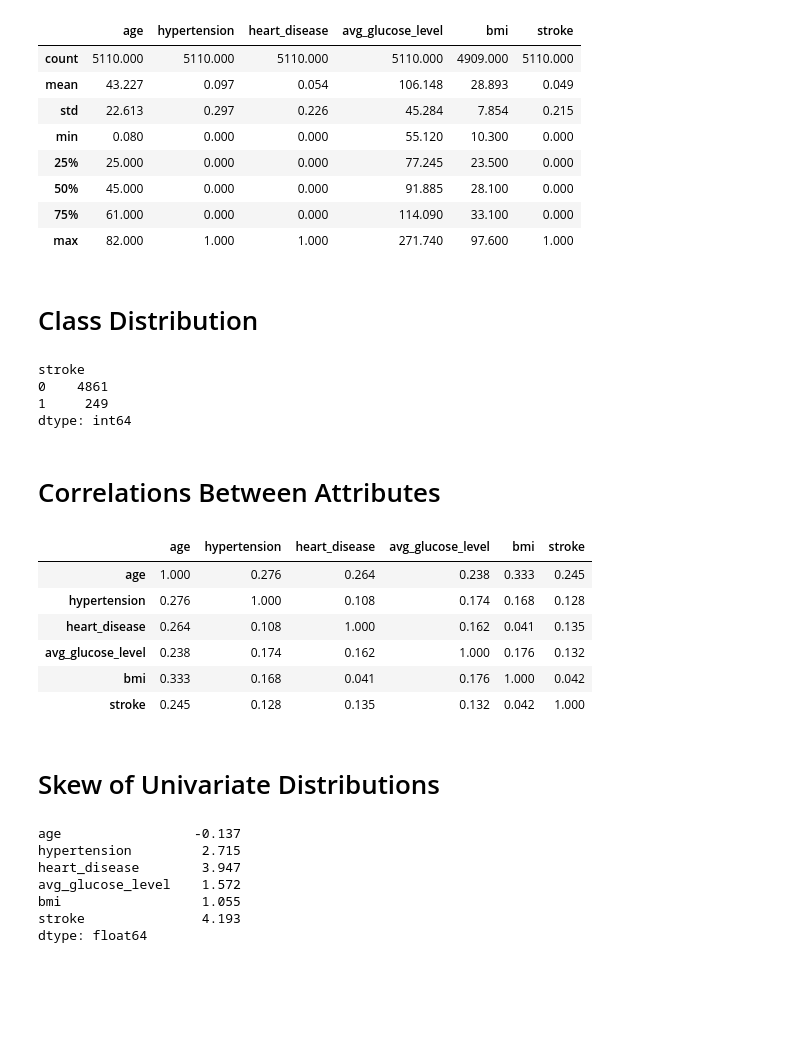
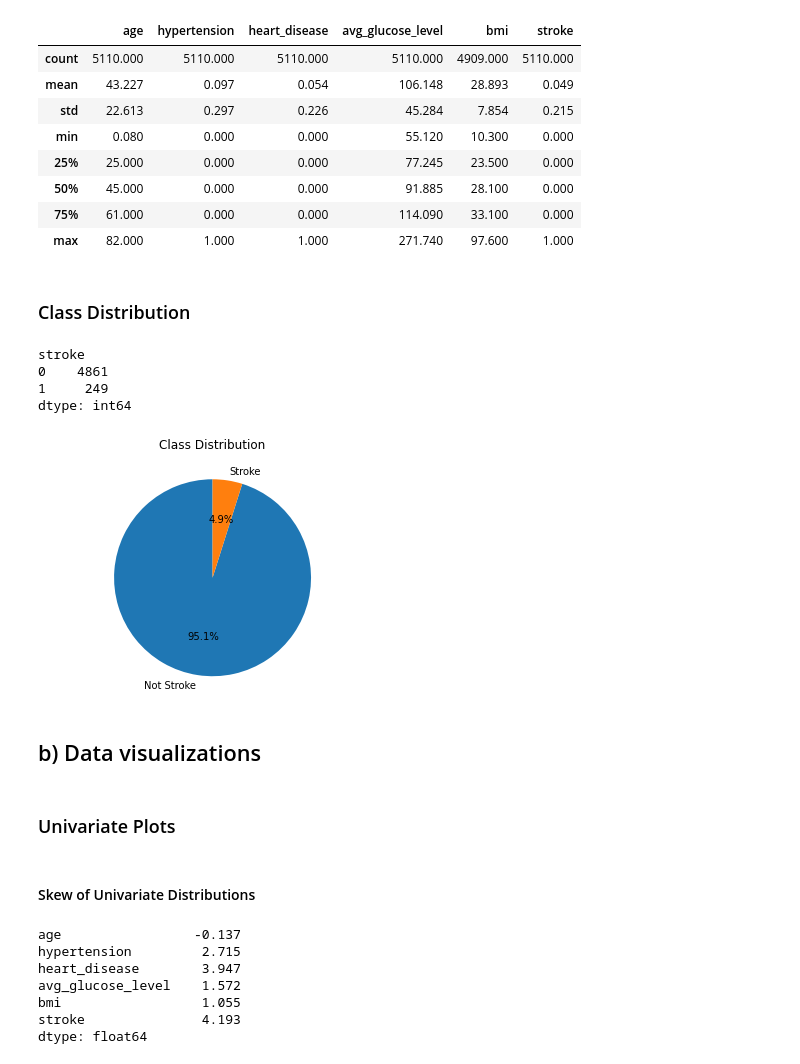
Before and after one commit to LapTQ/IT31903_123220_Group18_Stroke-prediction, a Jupyter notebook: analyze_data.ipynb, the cells around one changed output. Drawn from its saved outputs; the diff is of its cells as text; code cells hidden in the pictures; blank space fills up the shorter version.

```diff
--- a/analyze_data.ipynb
+++ b/analyze_data.ipynb
@@ -20,4 +37,4 @@ pd.set_option('precision', 3)
 # %%
-data = pd.read_csv("healthcare-dataset-stroke-data.csv", index_col="id")
-
+filename = "healthcare-dataset-stroke-data.csv"
+data = pd.read_csv(filename, index_col="id")
 cols = ['age', 'hypertension', 'heart_disease', 'stroke']
@@ -76,7 +97,7 @@ data.describe()
 | 75% | 61.000 | 0.000 | 0.000 | 114.090 | 33.100 | 0.000 |
 | max | 82.000 | 1.000 | 1.000 | 271.740 | 97.600 | 1.000 |
 # %% [markdown]
-# Class Distribution
+### Class Distribution
 # %%
 data.groupby('stroke').size()
 # %% [output]
@@ -84,21 +105,20 @@ stroke
 0    4861
 1     249
 dtype: int64
-# %% [markdown]
-# Correlations Between Attributes
-# %%
-correlations = data.corr(method='pearson')
-correlations
-# %% [output]
-|  | age | hypertension | heart_disease | avg_glucose_level | bmi | stroke |
-| age | 1.000 | 0.276 | 0.264 | 0.238 | 0.333 | 0.245 |
-| hypertension | 0.276 | 1.000 | 0.108 | 0.174 | 0.168 | 0.128 |
-| heart_disease | 0.264 | 0.108 | 1.000 | 0.162 | 0.041 | 0.135 |
-| avg_glucose_level | 0.238 | 0.174 | 0.162 | 1.000 | 0.176 | 0.132 |
-| bmi | 0.333 | 0.168 | 0.041 | 0.176 | 1.000 | 0.042 |
-| stroke | 0.245 | 0.128 | 0.135 | 0.132 | 0.042 | 1.000 |
+# %%
+fig, ax = pyplot.subplots()
+ax.pie(data['stroke'].value_counts(), labels=["Not Stroke", "Stroke"], autopct='%1.1f%%', startangle=90)
+ax.axis('equal')
+ax.set_title("Class Distribution\n")
+pyplot.show()
+# %% [output]
+[figure, added]
+# %% [markdown]
+## b) Data visualizations
+# %% [markdown]
+### Univariate Plots
 # %% [markdown]
-# Skew of Univariate Distributions
+#### Skew of Univariate Distributions
 # %%
 data.skew()
 # %% [output]
```
Also changed, not shown: parts of 90 cells of this notebook, 1 other file.
